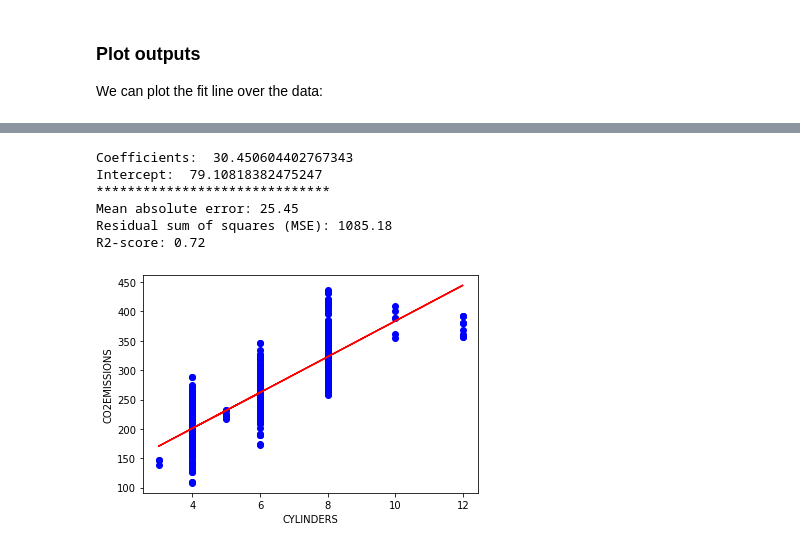
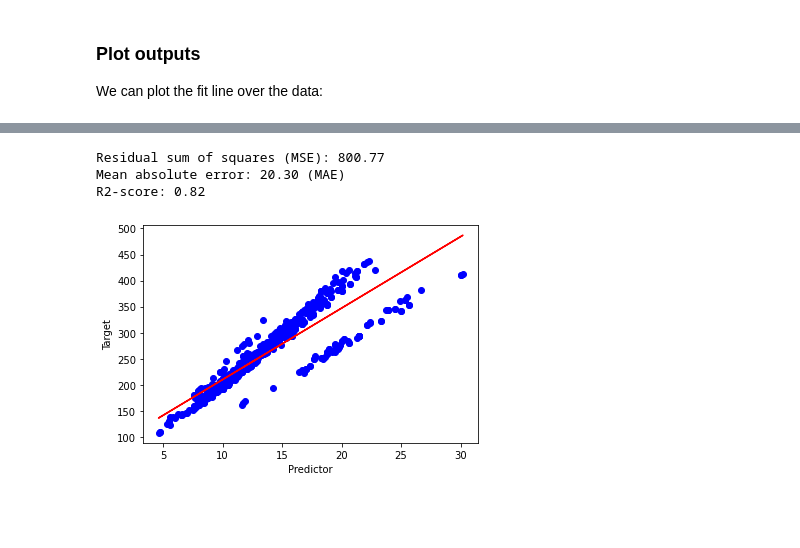
Before and after one commit to Aylin1/Data-Science-Portfolio, a Jupyter notebook: 1. Simple Linear Regression.ipynb, the cells around one changed output, grey strips where cells are left out. Drawn from its saved outputs; the diff is of its cells as text; code cells hidden in the pictures; blank space fills up the shorter version.

```diff
--- a/1. Simple Linear Regression.ipynb
+++ b/1. Simple Linear Regression.ipynb
@@ -152,0 +134,6 @@ test = cdf[~msk]
+# %%
+#Create training and test datasets
+X = cdf.drop(["CO2EMISSIONS"], axis=1)
+Y = cdf["CO2EMISSIONS"]
+
+X_train, X_test, Y_train, Y_test = train_test_split(X, Y, test_size = 0.20, random_state = 5)
@@ -184,31 +242,24 @@ from sklearn import linear_model
 # %%
-def simple_linear_model_sklearn(predictor,target):
+def LinearRegression_sklearn(train_x, test_x, train_y, test_y):
 
-    regr = linear_model.LinearRegression(fit_intercept=True)
+    regr = LinearRegression(fit_intercept=True)
 
-    train_x = np.asanyarray(train[[predictor]])
-    train_y = np.asanyarray(train[[target]])
+    train_x = np.asanyarray(train_x).reshape(-1, 1)
+    test_x = np.asanyarray(test_x).reshape(-1, 1)
 
     regr.fit(train_x, train_y)
 
-    # The coefficients
-    print ('Coefficients: ', regr.coef_[0][0])
-    print ('Intercept: ',regr.intercept_[0])
-
-    print("*"*30)
-
     # Plot Regression Line
-    plt.scatter(train[[predictor]], train[[target]],  color='blue')
-    plt.plot(train_x, regr.coef_[0][0]*train_x + regr.intercept_[0], '-r')
-    plt.xlabel(predictor)
-    plt.ylabel(target)
+    plt.scatter(train_x, train_y,  color='blue')
+    plt.plot(train_x, regr.coef_[0]*train_x + regr.intercept_, '-r')
+    plt.xlabel("{}".format("Predictor"))
+    plt.ylabel("{}".format("Target"))
 
     # Evaluate
-    test_x = np.asanyarray(test[[predictor]])
-    test_y = np.asanyarray(test[[target]])
     y_pred = regr.predict(test_x)
 
+    print("Residual sum of squares (MSE): %.2f" % np.mean((y_pred - test_y) ** 2))
+    print("Mean absolute error: %.2f (MAE)" % np.mean(np.absolute(y_pred - test_y)))
+    print("R2-score: %.2f" % r2_score(test_y , y_pred))
 
-    print("Mean absolute error: %.2f" % np.mean(np.absolute(y_pred - test_y)))
-    print("Residual sum of squares (MSE): %.2f" % np.mean((y_pred - test_y) ** 2))
-    print("R2-score: %.2f" % r2_score(test_y , y_pred) )
+    return regr
@@ -255,10 +266,7 @@ R2-score: 0.77
-# %%
-simple_linear_model_sklearn("CYLINDERS","CO2EMISSIONS")
-# %% [output]
-Coefficients:  30.450604402767343
-Intercept:  79.10818382475247
-******************************
-Mean absolute error: 25.45
-Residual sum of squares (MSE): 1085.18
-R2-score: 0.72
-[figure, removed]
+# %%
+model12 = LinearRegression_sklearn(X_train.FUELCONSUMPTION_CITY, X_test.FUELCONSUMPTION_CITY, Y_train, Y_test)
+# %% [output]
+Residual sum of squares (MSE): 800.77
+Mean absolute error: 20.30 (MAE)
+R2-score: 0.82
+[figure, added]
```
Also changed, not shown: parts of 45 cells of this notebook.
